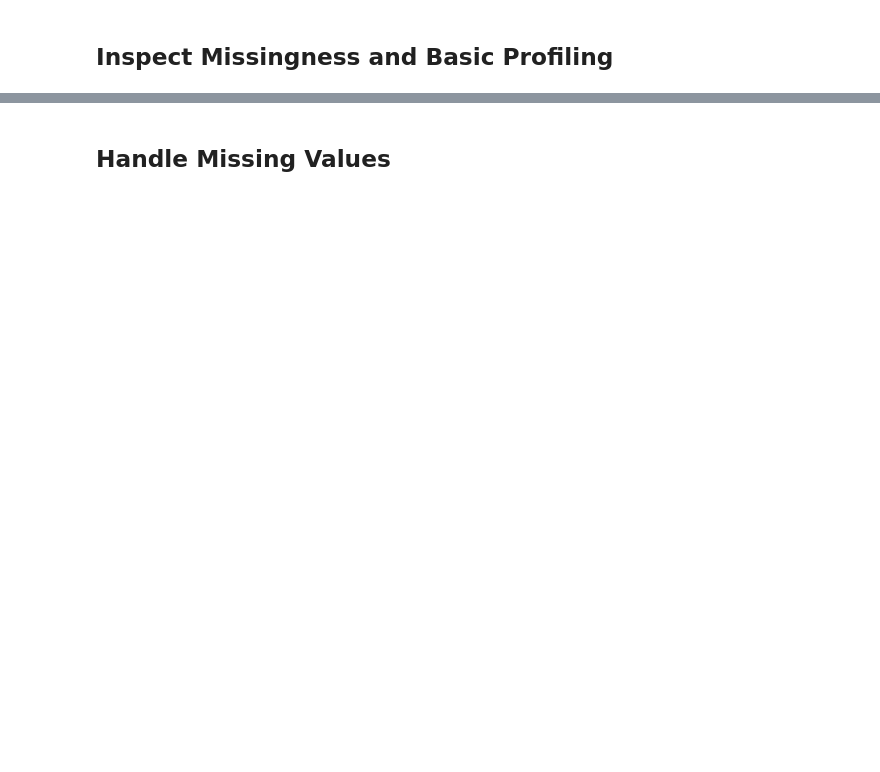
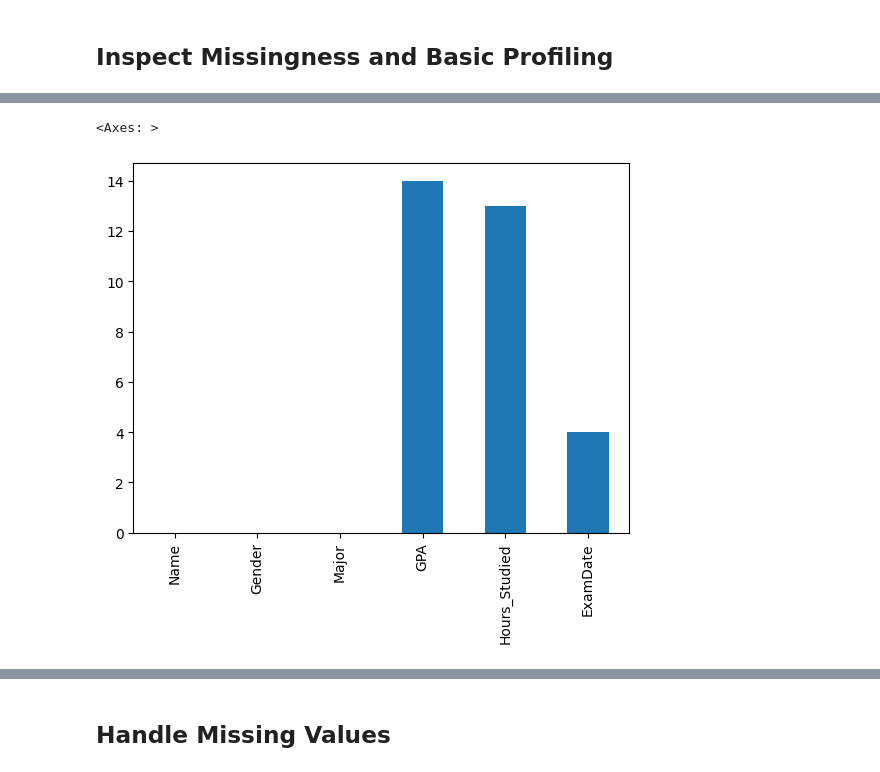
Before and after one commit to DATA101-F25/lecture_examples, a Jupyter notebook: Module05/session3_Wrangling.ipynb, the cells around one changed output, grey strips where cells are left out. Cells and saved outputs as stored; diff of their text form; code cells hidden in the pictures; blank space fills up the shorter version.

```diff
--- a/Module05/session3_Wrangling.ipynb
+++ b/Module05/session3_Wrangling.ipynb
@@ -31,5 +74,8 @@ print("Missing values per column:\n", missing_counts)
 # %%
-df.isnull().mean().plot.bar()
+df.isnull().sum().plot.bar()
+# %% [output]
+<Axes: >
+[figure, added]
 # %%
 print("\nDescribe numeric columns:")
 display(df.describe())
```
Also changed, not shown: parts of 24 cells of this notebook.
